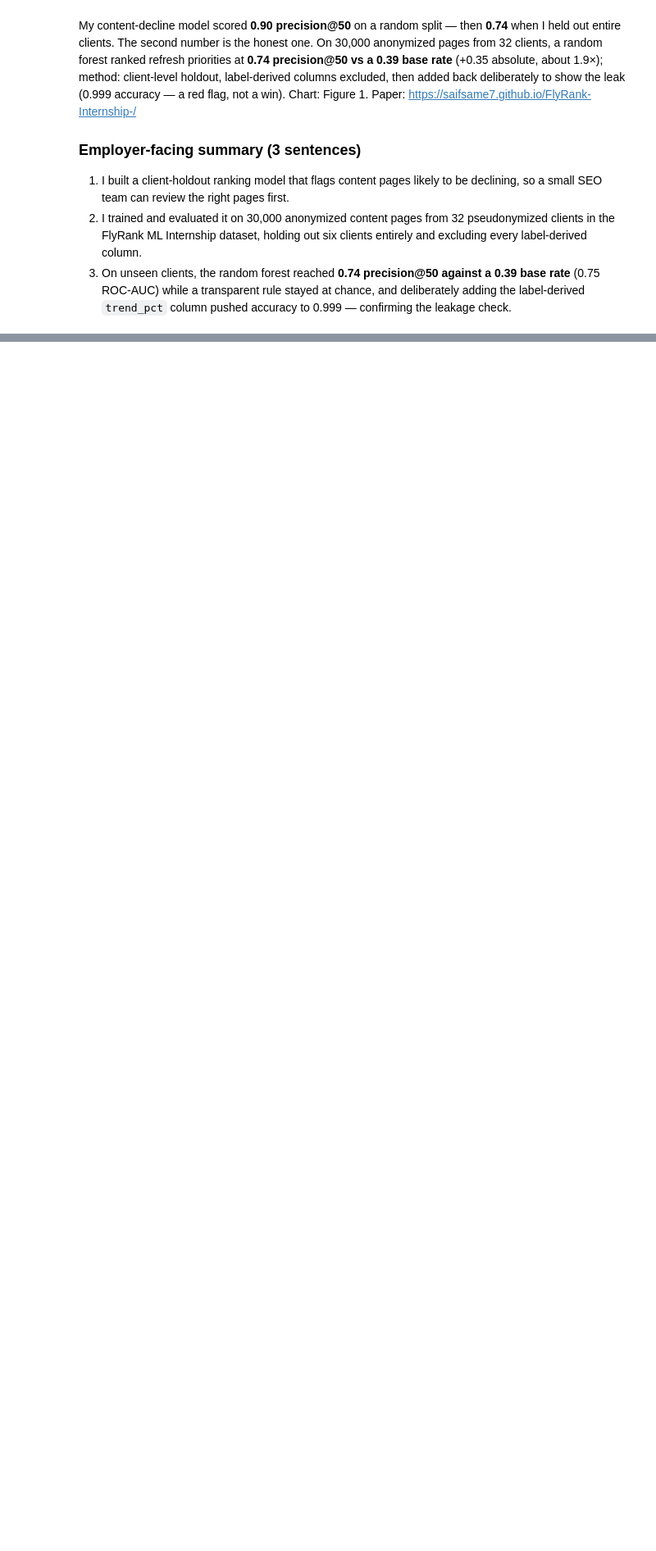
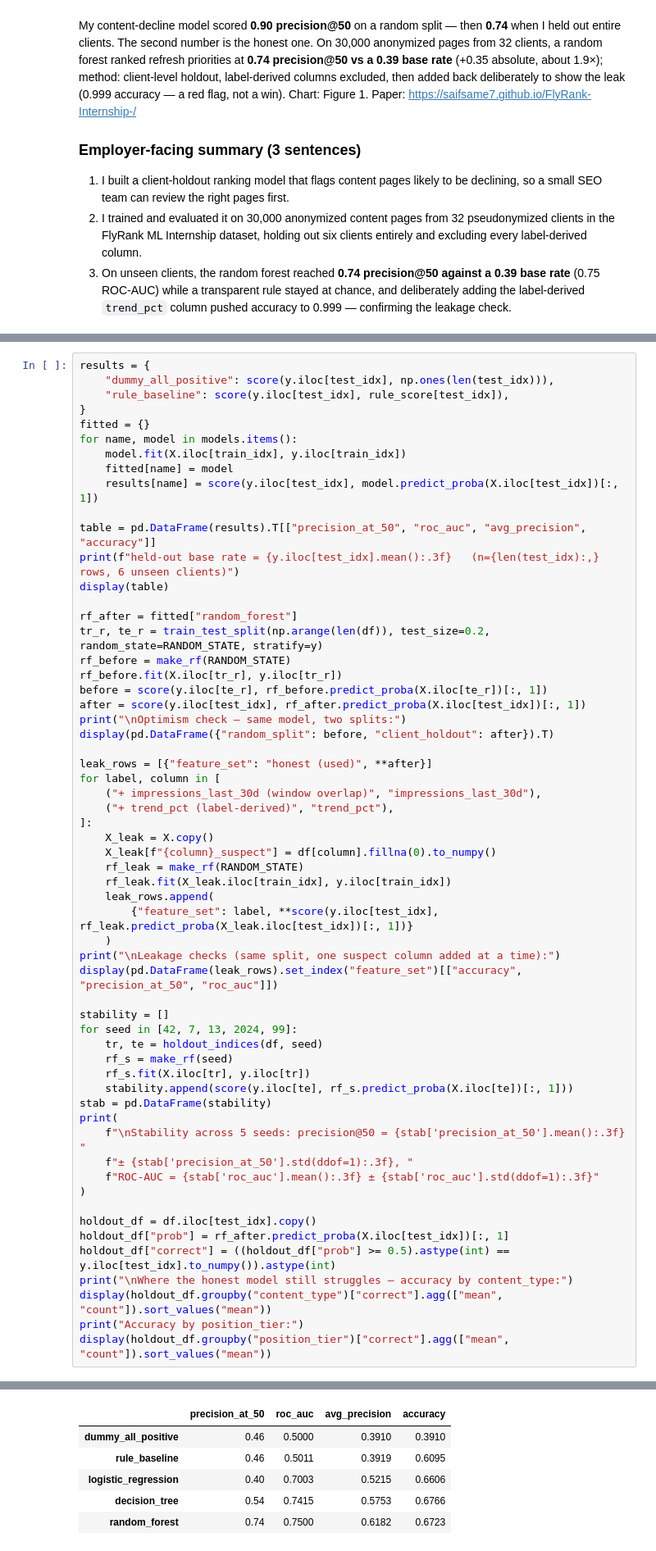
Before and after one commit to saifsame7/FlyRank-Internship-, a Jupyter notebook: work/notebooks/capstone.ipynb, the cells around one changed output, grey strips where cells are left out. Shown at 82% size. Cells and saved outputs as stored; diff of their text form; blank space fills up the shorter version.

```diff
--- a/work/notebooks/capstone.ipynb
+++ b/work/notebooks/capstone.ipynb
@@ -46,0 +268,60 @@ My content-decline model scored **0.90 precision@50** on a random split — then
+# %%
+results = {
+    "dummy_all_positive": score(y.iloc[test_idx], np.ones(len(test_idx))),
+    "rule_baseline": score(y.iloc[test_idx], rule_score[test_idx]),
+}
+fitted = {}
+for name, model in models.items():
+    model.fit(X.iloc[train_idx], y.iloc[train_idx])
+    fitted[name] = model
+    results[name] = score(y.iloc[test_idx], model.predict_proba(X.iloc[test_idx])[:, 1])
+
+table = pd.DataFrame(results).T[["precision_at_50", "roc_auc", "avg_precision", "accuracy"]]
+print(f"held-out base rate = {y.iloc[test_idx].mean():.3f}   (n={len(test_idx):,} rows, 6 unseen clients)")
+display(table)
+
+rf_after = fitted["random_forest"]
+tr_r, te_r = train_test_split(np.arange(len(df)), test_size=0.2, random_state=RANDOM_STATE, stratify=y)
+rf_before = make_rf(RANDOM_STATE)
+rf_before.fit(X.iloc[tr_r], y.iloc[tr_r])
+before = score(y.iloc[te_r], rf_before.predict_proba(X.iloc[te_r])[:, 1])
+after = score(y.iloc[test_idx], rf_after.predict_proba(X.iloc[test_idx])[:, 1])
+print("\nOptimism check — same model, two splits:")
+display(pd.DataFrame({"random_split": before, "client_holdout": after}).T)
+
+leak_rows = [{"feature_set": "honest (used)", **after}]
+for label, column in [
+    ("+ impressions_last_30d (window overlap)", "impressions_last_30d"),
+    ("+ trend_pct (label-derived)", "trend_pct"),
+]:
+    X_leak = X.copy()
+    X_leak[f"{column}_suspect"] = df[column].fillna(0).to_numpy()
+    rf_leak = make_rf(RANDOM_STATE)
+    rf_leak.fit(X_leak.iloc[train_idx], y.iloc[train_idx])
+    leak_rows.append(
+        {"feature_set": label, **score(y.iloc[test_idx], rf_leak.predict_proba(X_leak.iloc[test_idx])[:, 1])}
+    )
+print("\nLeakage checks (same split, one suspect column added at a time):")
+display(pd.DataFrame(leak_rows).set_index("feature_set")[["accuracy", "precision_at_50", "roc_auc"]])
+
+stability = []
+for seed in [42, 7, 13, 2024, 99]:
+    tr, te = holdout_indices(df, seed)
+    rf_s = make_rf(seed)
+    rf_s.fit(X.iloc[tr], y.iloc[tr])
+    stability.append(score(y.iloc[te], rf_s.predict_proba(X.iloc[te])[:, 1]))
+stab = pd.DataFrame(stability)
+print(
+    f"\nStability across 5 seeds: precision@50 = {stab['precision_at_50'].mean():.3f} "
+    f"± {stab['precision_at_50'].std(ddof=1):.3f}, "
+    f"ROC-AUC = {stab['roc_auc'].mean():.3f} ± {stab['roc_auc'].std(ddof=1):.3f}"
+)
+
+holdout_df = df.iloc[test_idx].copy()
+holdout_df["prob"] = rf_after.predict_proba(X.iloc[test_idx])[:, 1]
+holdout_df["correct"] = ((holdout_df["prob"] >= 0.5).astype(int) == y.iloc[test_idx].to_numpy()).astype(int)
+print("\nWhere the honest model still struggles — accuracy by content_type:")
+display(holdout_df.groupby("content_type")["correct"].agg(["mean", "count"]).sort_values("mean"))
+print("Accuracy by position_tier:")
+display(holdout_df.groupby("position_tier")["correct"].agg(["mean", "count"]).sort_values("mean"))
+# %% [output]
@@ -46,0 +329,6 @@ My content-decline model scored **0.90 precision@50** on a random split — then
+|  | precision_at_50 | roc_auc | avg_precision | accuracy |
+| dummy_all_positive | 0.46 | 0.5000 | 0.3910 | 0.3910 |
+| rule_baseline | 0.46 | 0.5011 | 0.3919 | 0.6095 |
+| logistic_regression | 0.40 | 0.7003 | 0.5215 | 0.6606 |
+| decision_tree | 0.54 | 0.7415 | 0.5753 | 0.6766 |
+| random_forest | 0.74 | 0.7500 | 0.6182 | 0.6723 |
```
Also changed, not shown: parts of 24 cells of this notebook.
